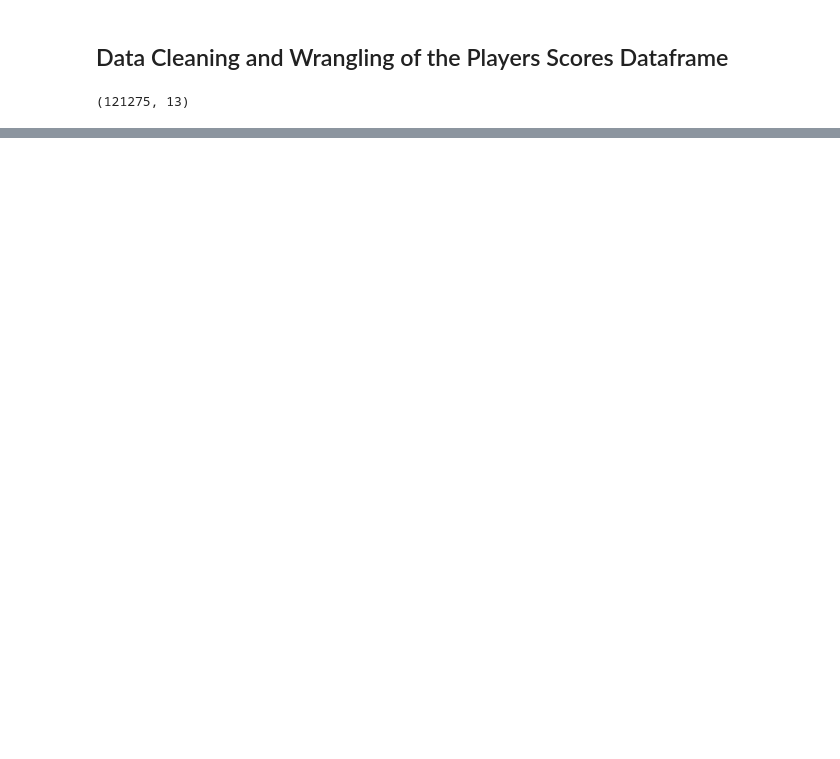
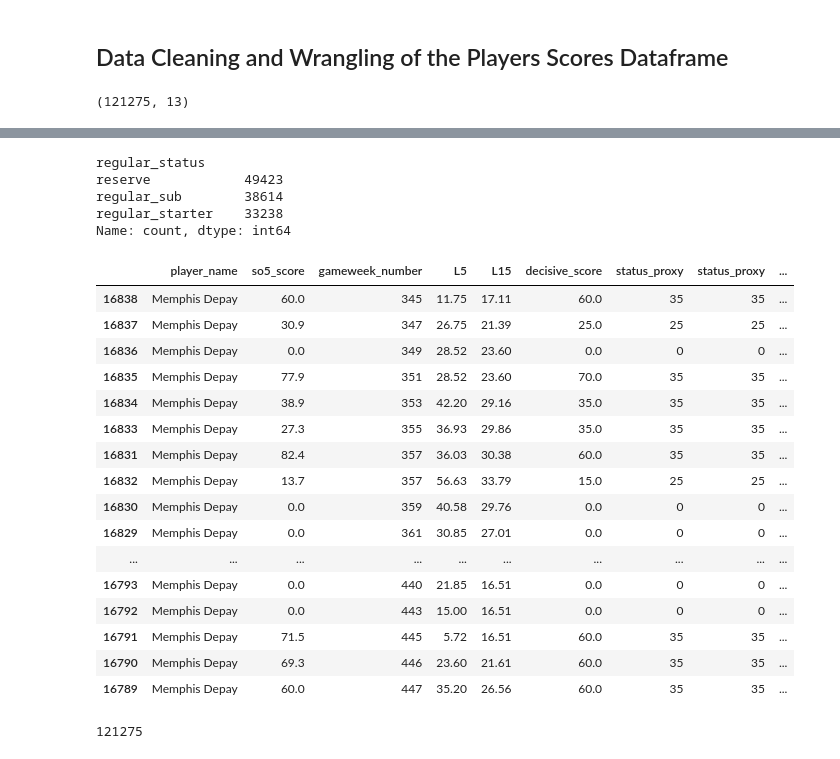
Before and after one commit to PierreMn/final_project, a Jupyter notebook: Data Cleaning and Wrangling.ipynb, the cells around one changed output, grey strips where cells are left out. Saved outputs shown, nothing was run; the diff lists cells and outputs as text; code cells hidden in the pictures; blank space fills up the shorter version.

```diff
--- a/Data Cleaning and Wrangling.ipynb
+++ b/Data Cleaning and Wrangling.ipynb
@@ -701,0 +741,34 @@ memphis_scores
+# %%
+players_scores_df['regular_status'].value_counts()
+# %% [output]
+regular_status
+reserve            49423
+regular_sub        38614
+regular_starter    33238
+Name: count, dtype: int64
+# %%
+# Filter the DataFrame for player_slug == 'memphis-depay'
+memphis_scores = players_scores_df[players_scores_df['player_slug'] == 'memphis-depay']
+
+# Sort the filtered DataFrame by gameweek_number
+memphis_scores = memphis_scores.sort_values('gameweek_number')
+# %%
+memphis_scores[["player_name","so5_score","gameweek_number","L5","L15", "decisive_score", "status_proxy","status_proxy","Start15","regular_status"]].tail(50)
+# %% [output]
+|  | player_name | so5_score | gameweek_number | L5 | L15 | decisive_score | status_proxy | status_proxy | ... |
+| 16838 | Memphis Depay | 60.0 | 345 | 11.75 | 17.11 | 60.0 | 35 | 35 | ... |
+| 16837 | Memphis Depay | 30.9 | 347 | 26.75 | 21.39 | 25.0 | 25 | 25 | ... |
+| 16836 | Memphis Depay | 0.0 | 349 | 28.52 | 23.60 | 0.0 | 0 | 0 | ... |
+| 16835 | Memphis Depay | 77.9 | 351 | 28.52 | 23.60 | 70.0 | 35 | 35 | ... |
+| 16834 | Memphis Depay | 38.9 | 353 | 42.20 | 29.16 | 35.0 | 35 | 35 | ... |
+| 16833 | Memphis Depay | 27.3 | 355 | 36.93 | 29.86 | 35.0 | 35 | 35 | ... |
+| 16831 | Memphis Depay | 82.4 | 357 | 36.03 | 30.38 | 60.0 | 35 | 35 | ... |
+| 16832 | Memphis Depay | 13.7 | 357 | 56.63 | 33.79 | 15.0 | 25 | 25 | ... |
+| 16830 | Memphis Depay | 0.0 | 359 | 40.58 | 29.76 | 0.0 | 0 | 0 | ... |
+| 16829 | Memphis Depay | 0.0 | 361 | 30.85 | 27.01 | 0.0 | 0 | 0 | ... |
+| ... | ... | ... | ... | ... | ... | ... | ... | ... | ... |
+| 16793 | Memphis Depay | 0.0 | 440 | 21.85 | 16.51 | 0.0 | 0 | 0 | ... |
+| 16792 | Memphis Depay | 0.0 | 443 | 15.00 | 16.51 | 0.0 | 0 | 0 | ... |
+| 16791 | Memphis Depay | 71.5 | 445 | 5.72 | 16.51 | 60.0 | 35 | 35 | ... |
+| 16790 | Memphis Depay | 69.3 | 446 | 23.60 | 21.61 | 60.0 | 35 | 35 | ... |
+| 16789 | Memphis Depay | 60.0 | 447 | 35.20 | 26.56 | 60.0 | 35 | 35 | ... |
@@ -701,0 +778,13 @@ memphis_scores
+# %%
+#export to SQL
+
+players_scores_df.to_sql(
+    name='players_scores',
+    con=engine,
+    schema='final_project',
+    dtype={'gameweek_date': sqlalchemy.DateTime()},
+    if_exists='replace',
+    index=False
+)
+# %% [output]
+121275
```
Also changed, not shown: parts of 30 cells of this notebook, 2 other files.
